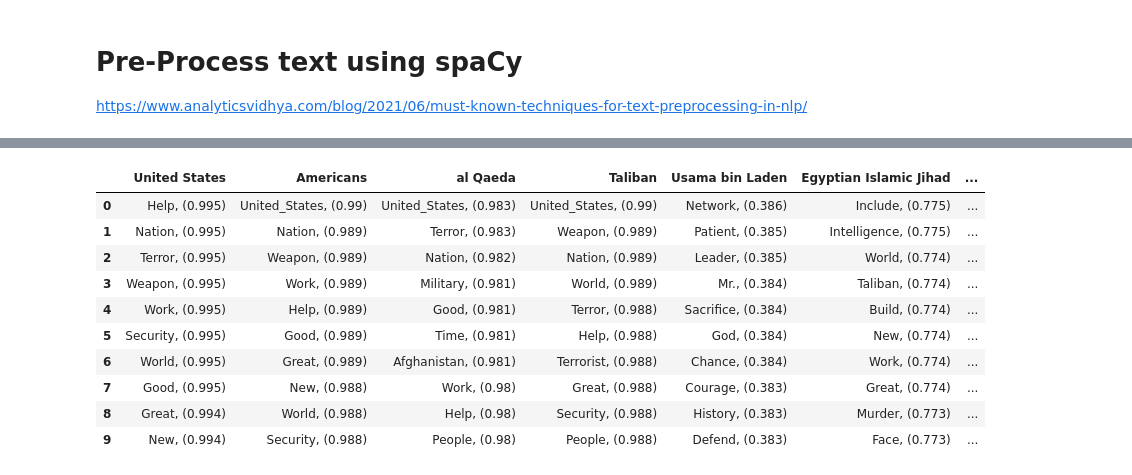
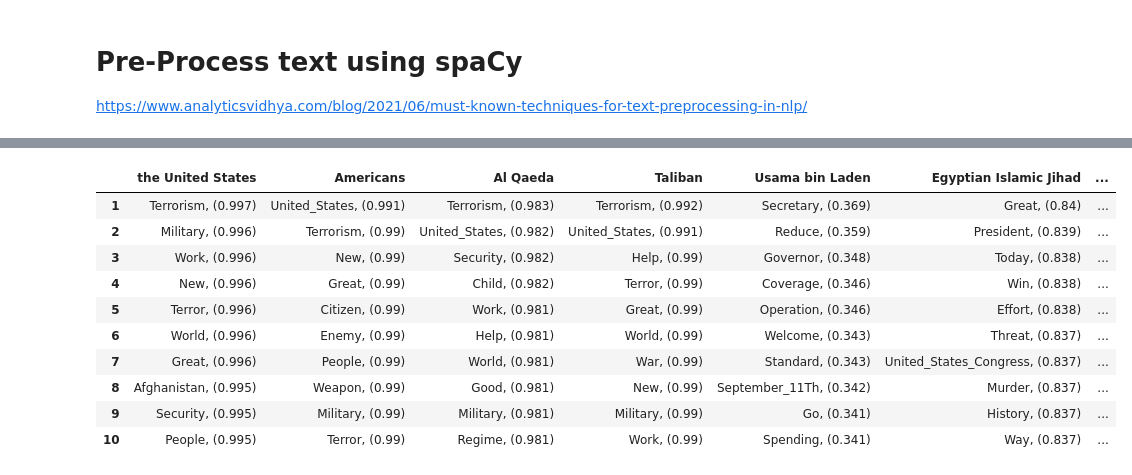
Before and after one commit to Fourthought/Hostile-Narrative-Analysis, a Jupyter notebook: Quantitative Analysis/Experiment 3 - Assessing Word Embeddings/Assessing word2vec.ipynb, the cells around one changed output, grey strips where cells are left out. Saved outputs shown, nothing was run; the diff lists cells and outputs as text; code cells hidden in the pictures.

```diff
--- a/Quantitative Analysis/Experiment 3 - Assessing Word Embeddings/Assessing word2vec.ipynb
+++ b/Quantitative Analysis/Experiment 3 - Assessing Word Embeddings/Assessing word2vec.ipynb
@@ -22,0 +23,11 @@ Wall time: 4.39 s
+# %%
+%%time
+ingroups = ['the United States', 'Americans']
+outgroups = ['Al Qaeda', 'Taliban', 'Usama bin Laden', 'Egyptian Islamic Jihad', 'Islamic Movement of Uzbekistan', 'North Korea', 'Iran', 'Iraq']
+seed_terms_good = ['friend', 'good']
+seed_terms_bad = ['enemy', 'terrorism', 'terrorist', 'terror', 'bad', 'evil', 'parasite']
+terms = ['Friend', 'Enemy', 'Terrorist', 'Good', 'Bad', 'Evil', 'Parasite']
+entities = ingroups + outgroups
+seed_terms = seed_terms_good + seed_terms_bad
+total = entities + seed_terms
+print(f'{len(total)} terms')
@@ -332,17 +462,16 @@ objc[6102]: Class WebSwapCGLLayer is implemented in both /System/Library/Framewo
 # %%
-entities = ['United States', 'Americans', 'al Qaeda', 'Taliban', 'Usama bin Laden', 'Egyptian Islamic Jihad', 'the Islamic Movement of Uzbekistan']
-df = doc_array.get_similar_terms(entities)
+df = model.get_similar_terms(entities)
 display(df)
 dfi.export(df, 'entities.png')
 # %% [output]
-|  | United States | Americans | al Qaeda | Taliban | Usama bin Laden | Egyptian Islamic Jihad | ... |
-| 0 | Help, (0.995) | United_States, (0.99) | United_States, (0.983) | United_States, (0.99) | Network, (0.386) | Include, (0.775) | ... |
-| 1 | Nation, (0.995) | Nation, (0.989) | Terror, (0.983) | Weapon, (0.989) | Patient, (0.385) | Intelligence, (0.775) | ... |
-| 2 | Terror, (0.995) | Weapon, (0.989) | Nation, (0.982) | Nation, (0.989) | Leader, (0.385) | World, (0.774) | ... |
-| 3 | Weapon, (0.995) | Work, (0.989) | Military, (0.981) | World, (0.989) | Mr., (0.384) | Taliban, (0.774) | ... |
-| 4 | Work, (0.995) | Help, (0.989) | Good, (0.981) | Terror, (0.988) | Sacrifice, (0.384) | Build, (0.774) | ... |
-| 5 | Security, (0.995) | Good, (0.989) | Time, (0.981) | Help, (0.988) | God, (0.384) | New, (0.774) | ... |
-| 6 | World, (0.995) | Great, (0.989) | Afghanistan, (0.981) | Terrorist, (0.988) | Chance, (0.384) | Work, (0.774) | ... |
-| 7 | Good, (0.995) | New, (0.988) | Work, (0.98) | Great, (0.988) | Courage, (0.383) | Great, (0.774) | ... |
-| 8 | Great, (0.994) | World, (0.988) | Help, (0.98) | Security, (0.988) | History, (0.383) | Murder, (0.773) | ... |
-| 9 | New, (0.994) | Security, (0.988) | People, (0.98) | People, (0.988) | Defend, (0.383) | Face, (0.773) | ... |
+|  | the United States | Americans | Al Qaeda | Taliban | Usama bin Laden | Egyptian Islamic Jihad | ... |
+| 1 | Terrorism, (0.997) | United_States, (0.991) | Terrorism, (0.983) | Terrorism, (0.992) | Secretary, (0.369) | Great, (0.84) | ... |
+| 2 | Military, (0.996) | Terrorism, (0.99) | United_States, (0.982) | United_States, (0.991) | Reduce, (0.359) | President, (0.839) | ... |
+| 3 | Work, (0.996) | New, (0.99) | Security, (0.982) | Help, (0.99) | Governor, (0.348) | Today, (0.838) | ... |
+| 4 | New, (0.996) | Great, (0.99) | Child, (0.982) | Terror, (0.99) | Coverage, (0.346) | Win, (0.838) | ... |
+| 5 | Terror, (0.996) | Citizen, (0.99) | Work, (0.981) | Great, (0.99) | Operation, (0.346) | Effort, (0.838) | ... |
+| 6 | World, (0.996) | Enemy, (0.99) | Help, (0.981) | World, (0.99) | Welcome, (0.343) | Threat, (0.837) | ... |
+| 7 | Great, (0.996) | People, (0.99) | World, (0.981) | War, (0.99) | Standard, (0.343) | United_States_Congress, (0.837) | ... |
+| 8 | Afghanistan, (0.995) | Weapon, (0.99) | Good, (0.981) | New, (0.99) | September_11Th, (0.342) | Murder, (0.837) | ... |
+| 9 | Security, (0.995) | Military, (0.99) | Military, (0.981) | Military, (0.99) | Go, (0.341) | History, (0.837) | ... |
+| 10 | People, (0.995) | Terror, (0.99) | Regime, (0.981) | Work, (0.99) | Spending, (0.341) | Way, (0.837) | ... |
```
Also changed, not shown: parts of 23 cells of this notebook, 11 other files.
